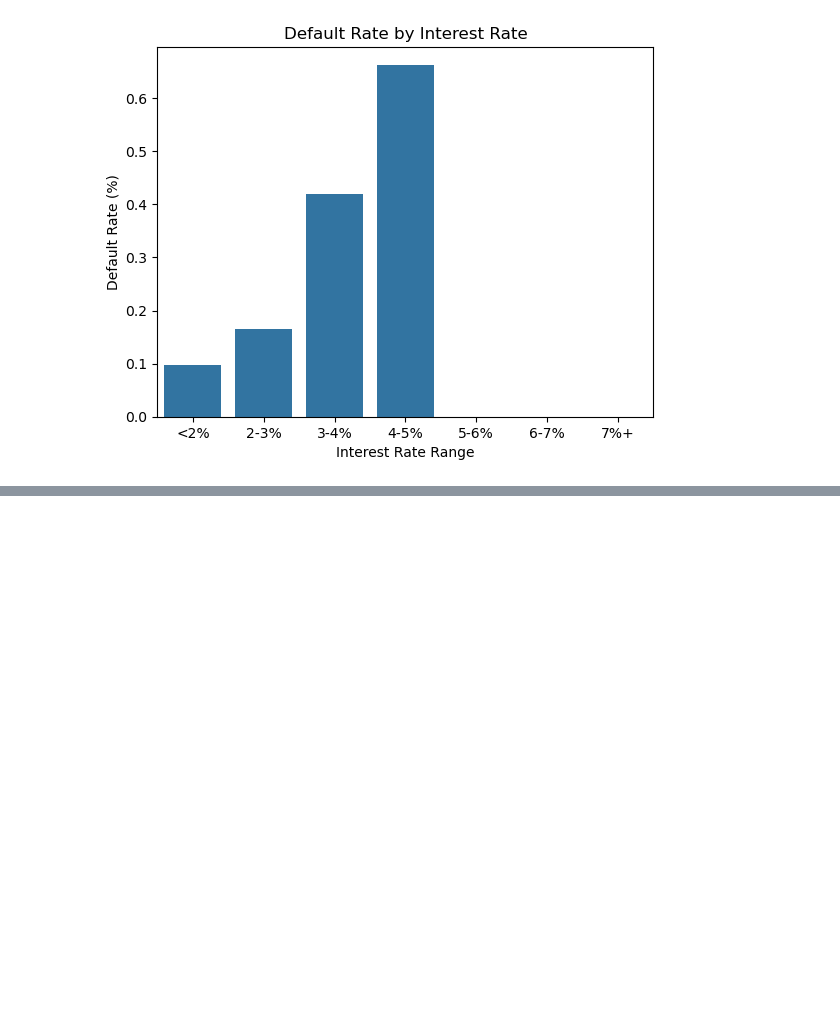
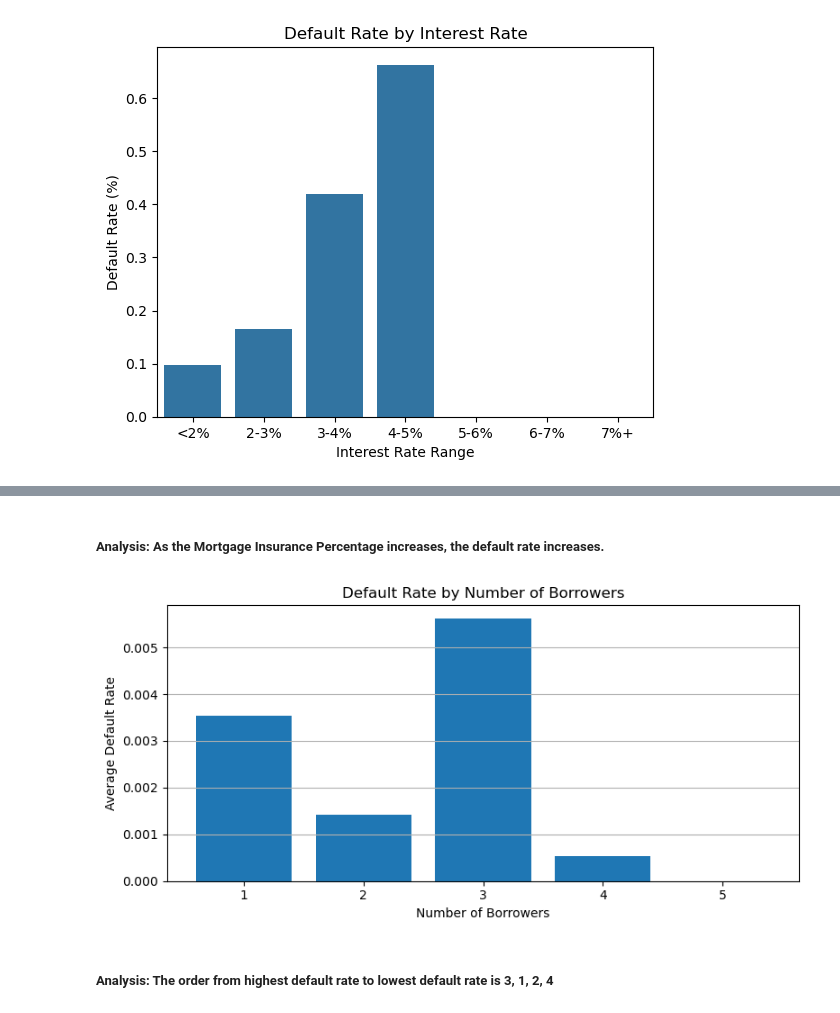
Before and after one commit to AaditRazdan/SPARK-Mortgage-Risk-Analysis, a Jupyter notebook: Origination-Performence-data.ipynb, the cells around one changed output, grey strips where cells are left out. Saved outputs shown, nothing was run; the diff lists cells and outputs as text; code cells hidden in the pictures; blank space fills up the shorter version.

```diff
--- a/Origination-Performence-data.ipynb
+++ b/Origination-Performence-data.ipynb
@@ -188,3 +216,22 @@ See the caveats in the documentation: https://pandas.pydata.org/pandas-docs/stab
+# %% [markdown]
+<h5>Analysis: As the Mortgage Insurance Percentage increases, the default rate increases.</h5>
+# %%
+# Group by number of borrowers and calculate average default rate
+borrower_hist = final_df.groupby('num_borrowers')['delinquency_flag'].mean().reset_index()
+
+# Plotting
+plt.figure(figsize = (8, 4))
+plt.bar(borrower_hist['num_borrowers'].astype(str), borrower_hist['delinquency_flag'])
+plt.title('Default Rate by Number of Borrowers')
+plt.xlabel('Number of Borrowers')
+plt.ylabel('Average Default Rate')
+plt.tight_layout()
+plt.grid(axis = 'y')
+plt.show()
+# %% [output]
+[figure, added]
+# %% [markdown]
+<h5>Analysis: The order from highest default rate to lowest default rate is 3, 1, 2, 4</h5>
 # %%
 min_value = final_df['dti'].min()
 max_value = final_df['dti'].max()
```
Also changed, not shown: parts of 12 cells of this notebook, 1 other file.
